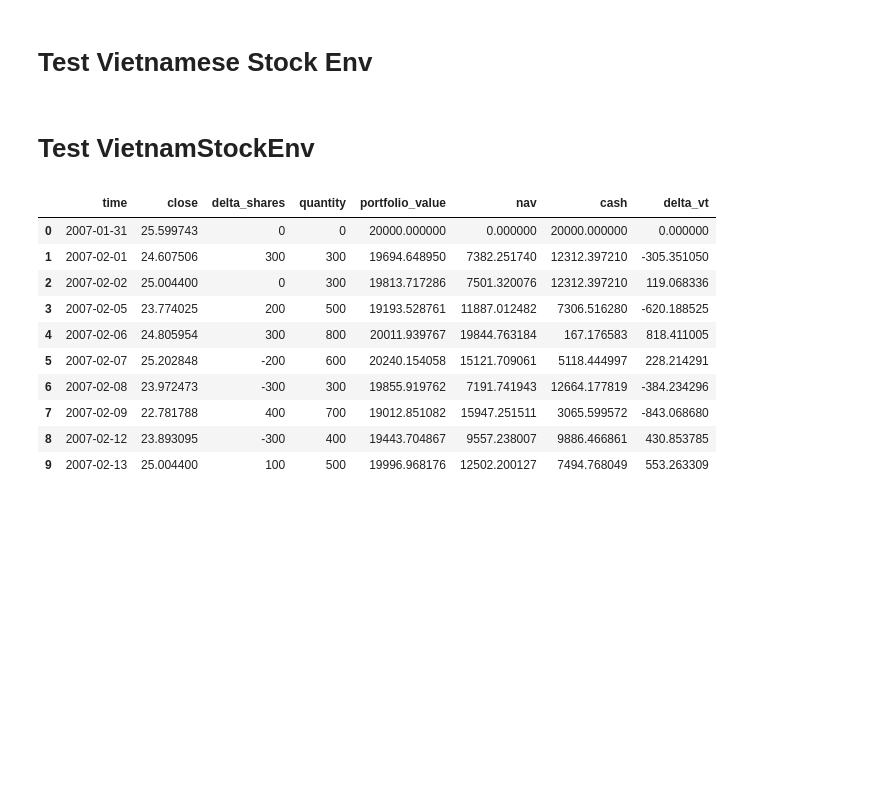
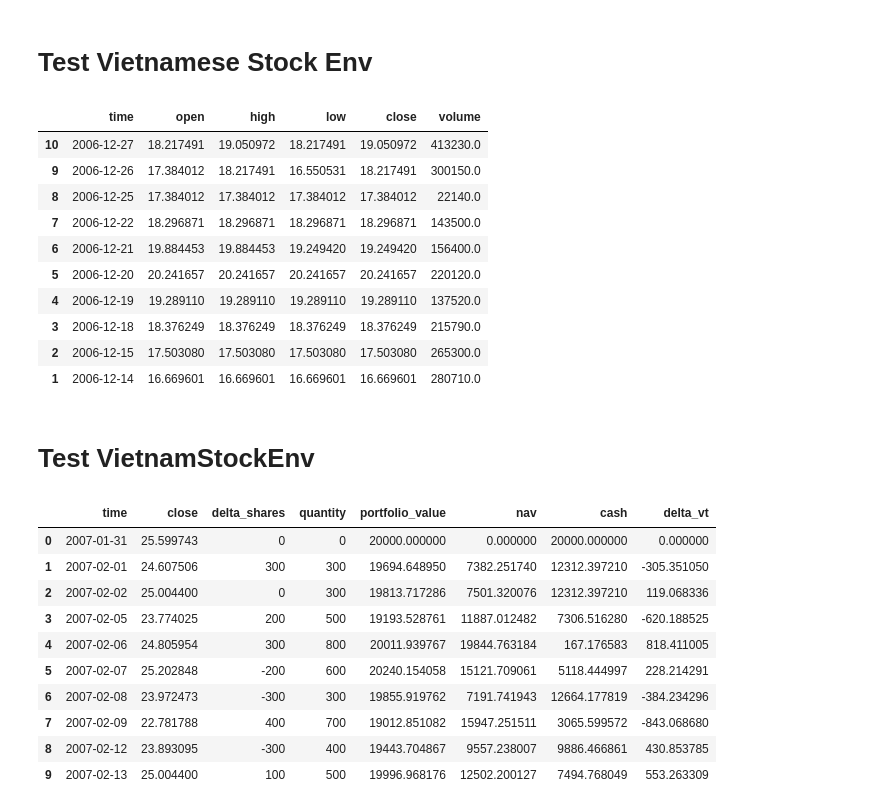
Before and after one commit to minhmanminhman/stock-env, a Jupyter notebook: notebooks/test_vn_stock_env.ipynb, the cells around one changed output. Saved outputs shown, nothing was run; the diff lists cells and outputs as text; code cells hidden in the pictures; blank space fills up the shorter version.

```diff
--- a/notebooks/test_vn_stock_env.ipynb
+++ b/notebooks/test_vn_stock_env.ipynb
@@ -17,5 +17,23 @@ from stock_env.feature.feature_extractor import OneStockFeatures
 
 path = "../stock_datasets/"
+# %%
+ticker = "FPT"
+df = mt4_hst.read_hst(f"{path}/{ticker}1440.hst")
+# %%
+current_tick = 10
+df.iloc[current_tick:current_tick-10:-1]
+# %% [output]
+|  | time | open | high | low | close | volume |
+| 10 | 2006-12-27 | 18.217491 | 19.050972 | 18.217491 | 19.050972 | 413230.0 |
+| 9 | 2006-12-26 | 17.384012 | 18.217491 | 16.550531 | 18.217491 | 300150.0 |
+| 8 | 2006-12-25 | 17.384012 | 17.384012 | 17.384012 | 17.384012 | 22140.0 |
+| 7 | 2006-12-22 | 18.296871 | 18.296871 | 18.296871 | 18.296871 | 143500.0 |
+| 6 | 2006-12-21 | 19.884453 | 19.884453 | 19.249420 | 19.249420 | 156400.0 |
+| 5 | 2006-12-20 | 20.241657 | 20.241657 | 20.241657 | 20.241657 | 220120.0 |
+| 4 | 2006-12-19 | 19.289110 | 19.289110 | 19.289110 | 19.289110 | 137520.0 |
+| 3 | 2006-12-18 | 18.376249 | 18.376249 | 18.376249 | 18.376249 | 215790.0 |
+| 2 | 2006-12-15 | 17.503080 | 17.503080 | 17.503080 | 17.503080 | 265300.0 |
+| 1 | 2006-12-14 | 16.669601 | 16.669601 | 16.669601 | 16.669601 | 280710.0 |
 # %% [markdown]
 # Test VietnamStockEnv
 # %%
```
Also changed, not shown: parts of 1 cell of this notebook, 12 other files.
